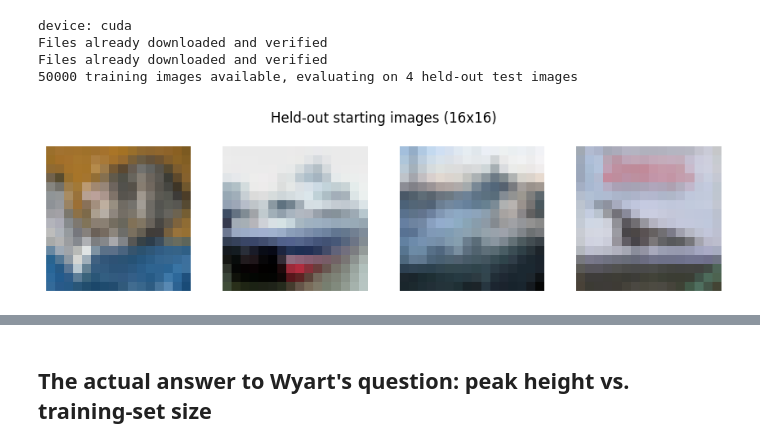
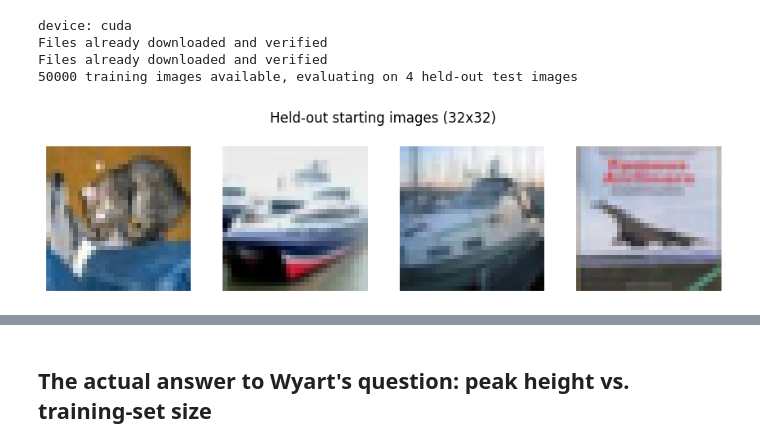
Before and after one commit to henhen724/convolutional_diffusion, a Jupyter notebook: notebooks/bird_susceptibility_vs_training_size.ipynb, the cells around one changed output, grey strips where cells are left out. Drawn from its saved outputs; the diff is of its cells as text; code cells hidden in the pictures.

```diff
--- a/notebooks/bird_susceptibility_vs_training_size.ipynb
+++ b/notebooks/bird_susceptibility_vs_training_size.ipynb
@@ -60,32 +99,32 @@ pool for BIRD itself is the *train* split, subsetted via `max_samples`.
 # %%
 device = torch.device("cuda" if torch.cuda.is_available() else "cpu")
 print("device:", device)
 
-IMSIZE = 16
+IMSIZE = 32  # CIFAR-10's native resolution (see note above on why)
 transform = transforms.Compose([
     transforms.Resize((IMSIZE, IMSIZE)),
     transforms.ToTensor(),
     transforms.Normalize(mean=[0.5, 0.5, 0.5], std=[0.5, 0.5, 0.5]),
 ])
 data_root = str(ROOT / "data")
 train_set = torchvision.datasets.CIFAR10(root=data_root, train=True, download=True, transform=transform)
 test_set = torchvision.datasets.CIFAR10(root=data_root, train=False, download=True, transform=transform)
 
 n_x0 = 4
 x0_eval = torch.stack([test_set[i][0] for i in range(n_x0)])  # (n_x0, 3, 16, 16)
 print(f"{len(train_set)} training images available, evaluating on {n_x0} held-out test images")
 
 fig, axes = plt.subplots(1, n_x0, figsize=(2.2 * n_x0, 2.4))
 for i, ax in enumerate(axes):
     img = (x0_eval[i] * 0.5 + 0.5).clamp(0, 1).permute(1, 2, 0).numpy()
     ax.imshow(img)
     ax.axis("off")
 fig.suptitle(f"Held-out starting images ({IMSIZE}x{IMSIZE})")
 plt.tight_layout()
 plt.show()
 # %% [output]
 device: cuda
 Files already downloaded and verified
 Files already downloaded and verified
 50000 training images available, evaluating on 4 held-out test images
-[figure, old version]
+[figure, new version]
```
Also changed, not shown: parts of 13 cells of this notebook, 44 other files.
